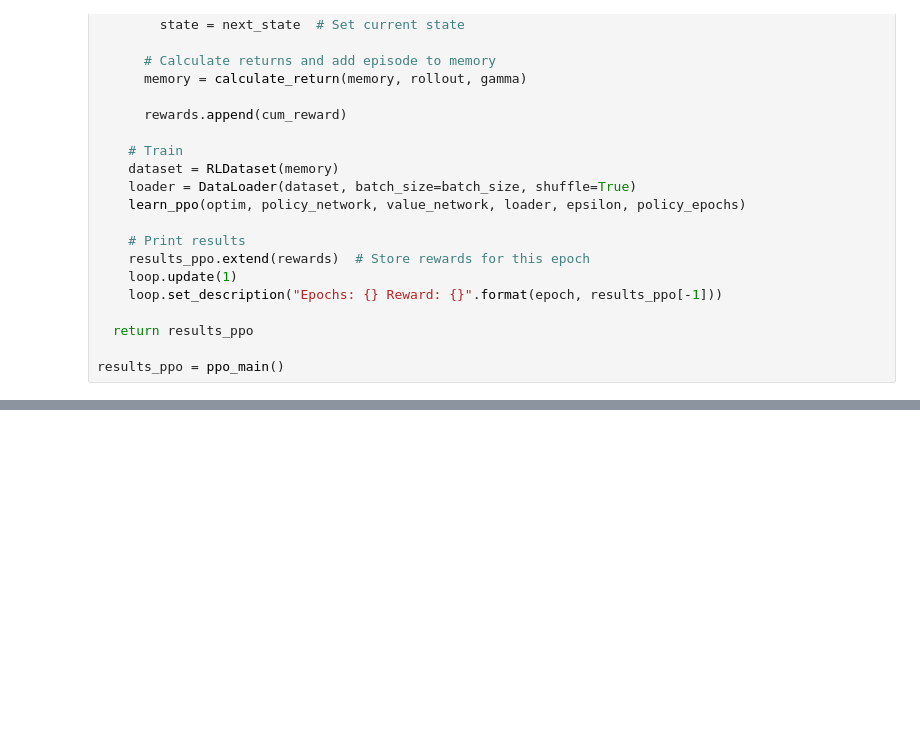
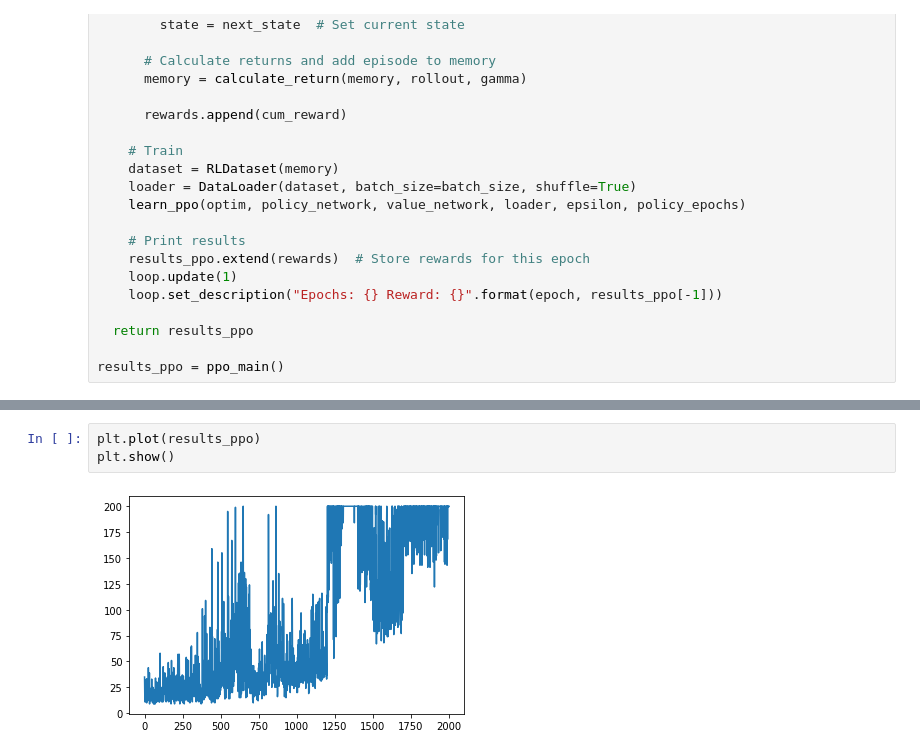
Before and after one commit to ALMerrill/cs474_labs_f2019, a Jupyter notebook: DL_Lab9.ipynb, the cells around one changed output, grey strips where cells are left out. Cells and saved outputs as stored; diff of their text form; blank space fills up the shorter version.

```diff
--- a/DL_Lab9.ipynb
+++ b/DL_Lab9.ipynb
@@ -579,0 +581,5 @@ plt.show()
+# %%
+plt.plot(results_ppo)
+plt.show()
+# %% [output]
+[figure, added]
```
Also changed, not shown: parts of 5 cells of this notebook.
